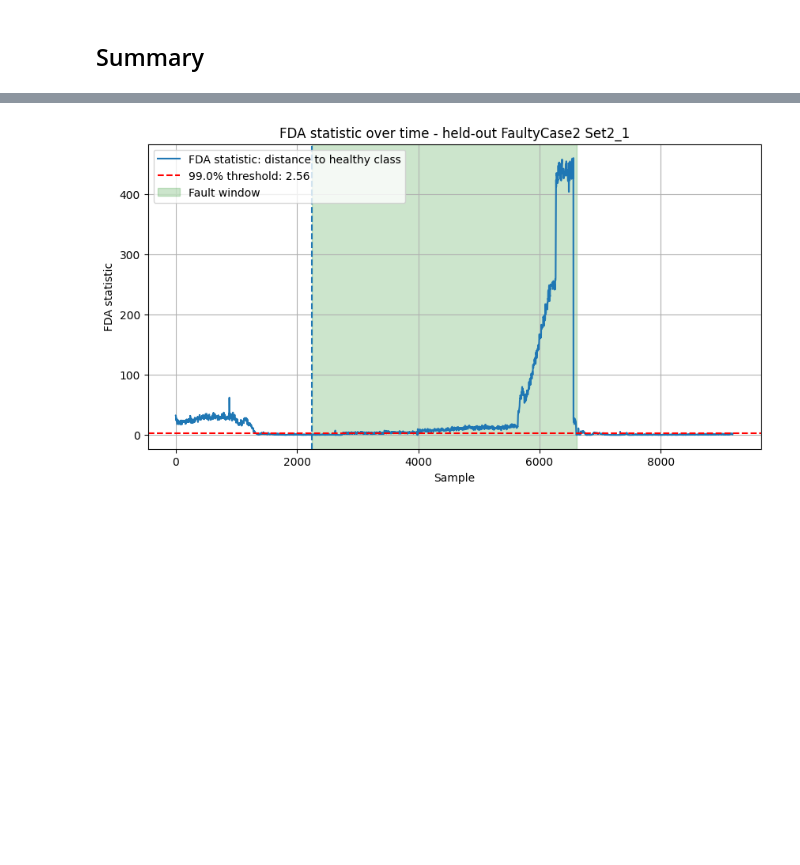
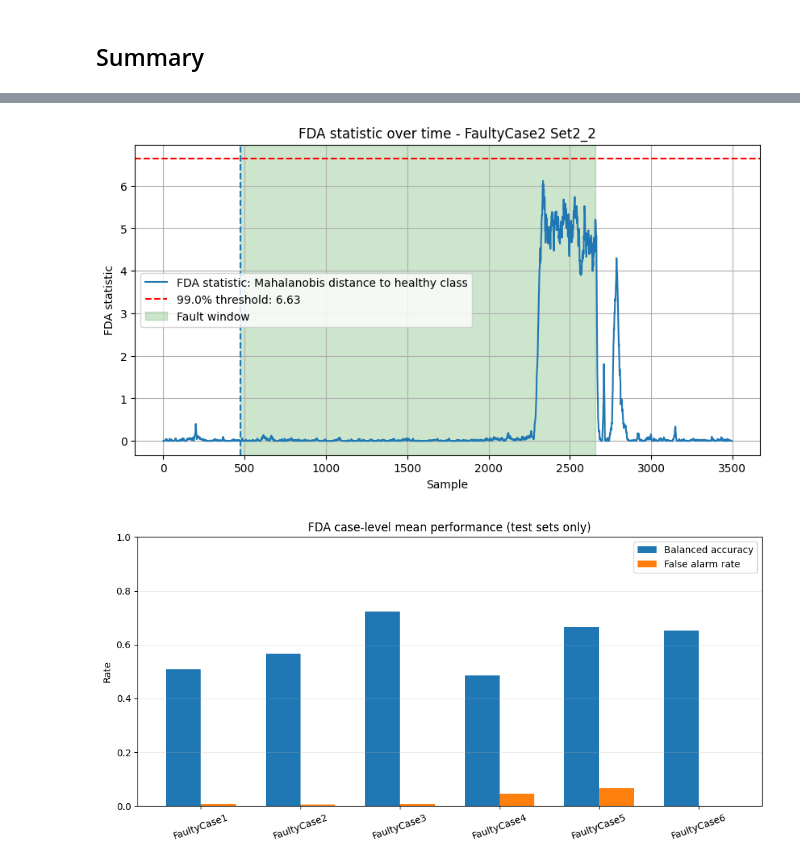
Before and after one commit to PeterAndersen-sdu/Fault-detection-project, a Jupyter notebook: main.ipynb, the cells around one changed output, grey strips where cells are left out. Cells and saved outputs as stored; diff of their text form; code cells hidden in the pictures; blank space fills up the shorter version.

```diff
--- a/main.ipynb
+++ b/main.ipynb
@@ -1376,20 +1496,42 @@ FDA SUMMARY
 # %%
 case_name = "FaultyCase2"
-set_name = "Set2_1"
+set_name = "Set2_2"
 windows = se_windows[case_name][set_name]
 
 dataset = FC2sets[set_name]
 pred, distances, d_healthy, d_fault, margin = fda_model.predict(dataset)
 
 plt.figure(figsize=(10, 5))
-plt.plot(d_healthy, label="FDA statistic: distance to healthy class")
-plt.axhline(y=threshold_fda, color="r", linestyle="--", label=f"{threshold_quantile:.1%} threshold: {threshold_fda:.2f}")
+plt.plot(d_healthy, label="FDA statistic: Mahalanobis distance to healthy class")
+plt.axhline(y=threshold_fda, color="r", linestyle="--", label=f"{threshold_quantile_fda:.1%} threshold: {threshold_fda:.2f}")
 add_fault_spans(plt.gca(), windows, color="g", label="Fault window")
 plt.xlabel("Sample")
 plt.ylabel("FDA statistic")
-plt.title(f"FDA statistic over time - held-out {case_name} {set_name}")
+plt.title(f"FDA statistic over time - {case_name} {set_name}")
 plt.legend()
 plt.grid(True)
 plt.show()
+
+# Additional FDA overview plot: case-level balanced accuracy vs. false alarm rate.
+fda_case_plot = fda_results_df.groupby("Case", as_index=False).agg({
+    "Balanced accuracy": "mean",
+    "False alarm rate": "mean",
+})
+
+x = np.arange(len(fda_case_plot))
+width = 0.35
+
+plt.figure(figsize=(10, 5))
+plt.bar(x - width/2, fda_case_plot["Balanced accuracy"], width, label="Balanced accuracy")
+plt.bar(x + width/2, fda_case_plot["False alarm rate"], width, label="False alarm rate")
+plt.xticks(x, fda_case_plot["Case"], rotation=20)
+plt.ylim(0, 1)
+plt.ylabel("Rate")
+plt.title("FDA case-level mean performance (test sets only)")
+plt.legend()
+plt.grid(axis="y", alpha=0.25)
+plt.tight_layout()
+plt.show()
 # %% [output]
-[figure, old version]
+[figure, new version]
+[figure, added]
```
Also changed, not shown: parts of 7 cells of this notebook, 2 other files.
